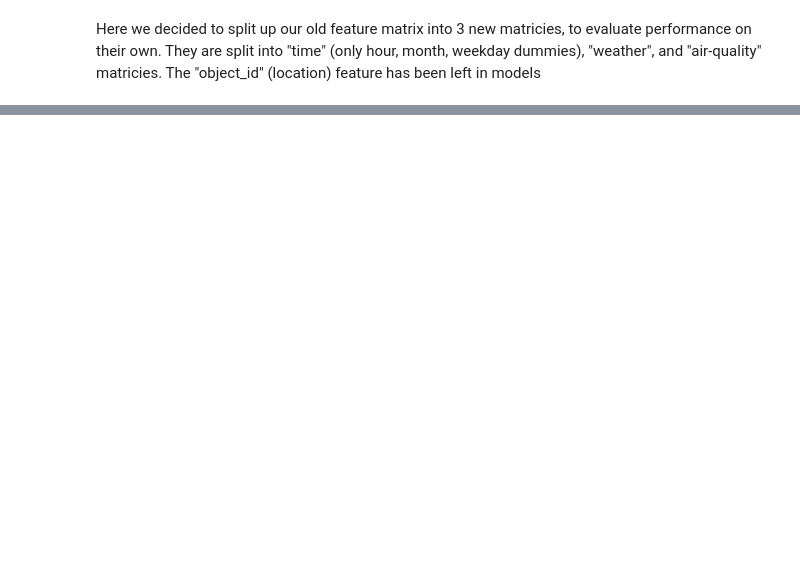
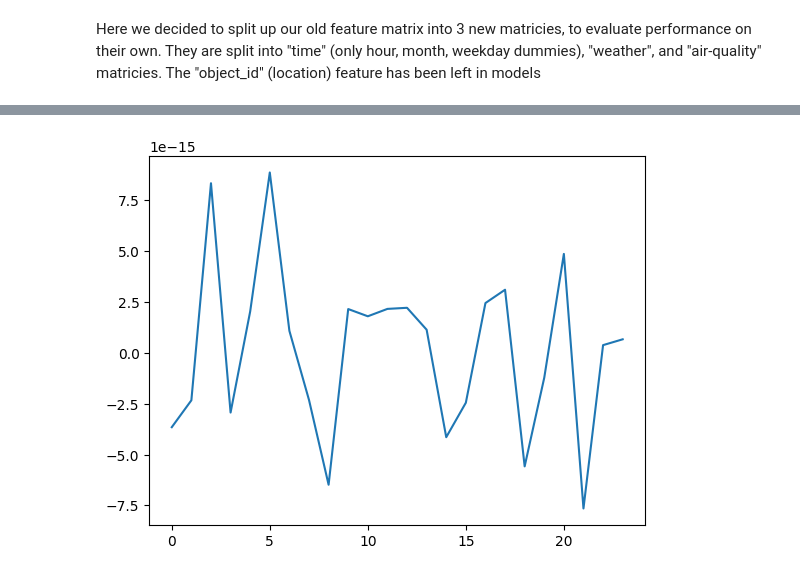
Before and after one commit to aphdinh/MDA_KUL, a Jupyter notebook: notebook/3_model_predict_noise_level_file40.ipynb, the cells around one changed output, grey strips where cells are left out. Cells and saved outputs as stored; diff of their text form; code cells hidden in the pictures; blank space fills up the shorter version.

```diff
--- a/notebook/3_model_predict_noise_level_file40.ipynb
+++ b/notebook/3_model_predict_noise_level_file40.ipynb
@@ -663,0 +798,7 @@ xgb.score()
+# %%
+## Plotting New TS
+grouped_data = test_df.groupby(["hour"], as_index=False).mean()
+plt.plot(grouped_data["hour"],grouped_data["laf50_per_hour"])
+plt.show()
+# %% [output]
+[figure, added]
```
Also changed, not shown: parts of 29 cells of this notebook.
